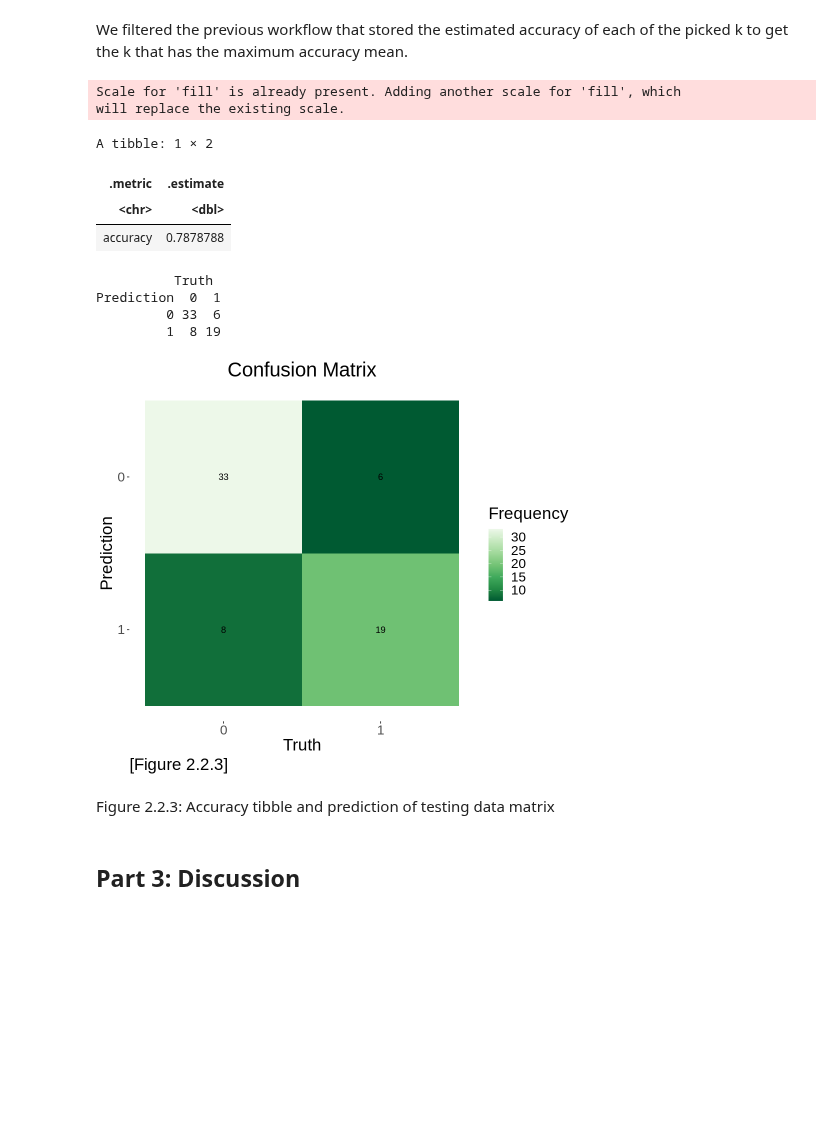
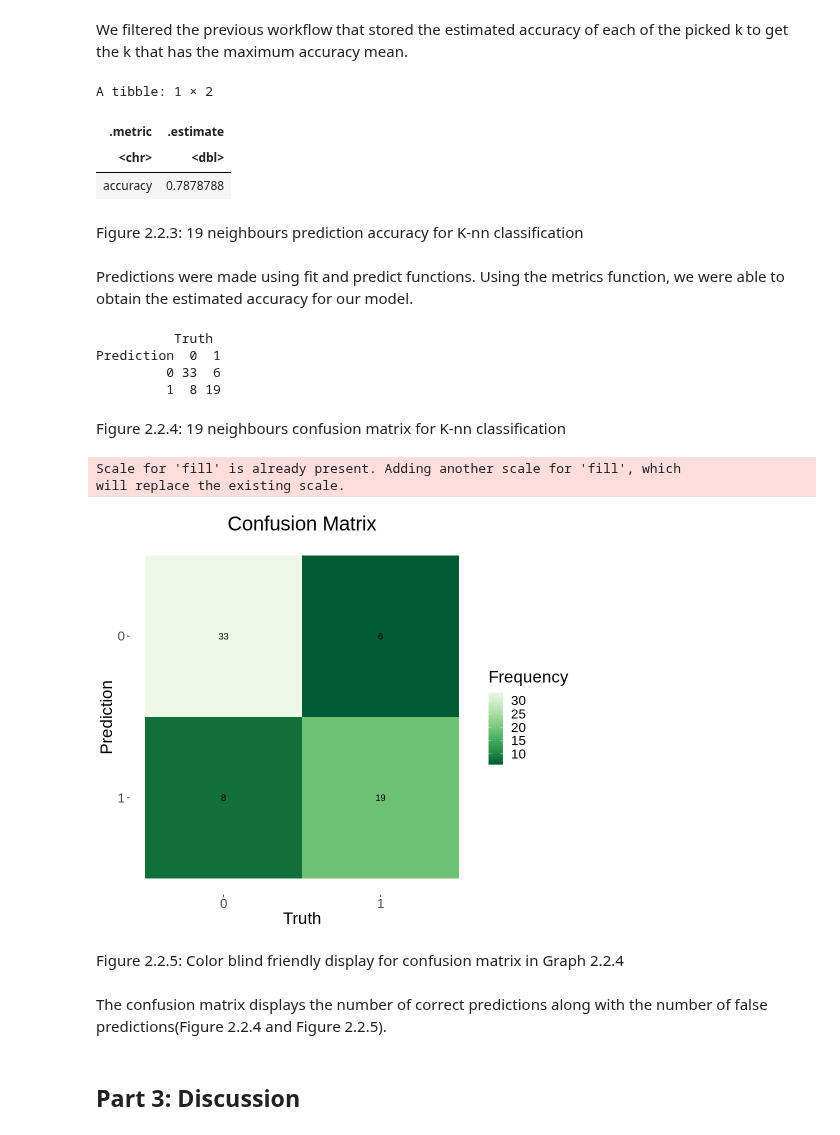
Before and after one commit to elshire7311/dsci100_group73, a Jupyter notebook: heart_analysis.ipynb, the cells around one changed output. Drawn from its saved outputs; the diff is of its cells as text; code cells hidden in the pictures; blank space fills up the shorter version.

```diff
--- a/heart_analysis.ipynb
+++ b/heart_analysis.ipynb
@@ -519,33 +519,44 @@ hungarian_accuracy <- hungarian_predictions |>
     select(.metric, .estimate) |>
     head(1)
 
-# Compare the predictions to the true values in a confusion matrix
-hungarian_comparison <- hungarian_predictions |>
-    conf_mat(truth = diagnosis, estimate = .pred_class)
-
-autoplot(hungarian_comparison, type = "heatmap") + #friendly for color blind
-    labs(title = "Confusion Matrix", caption = "[Figure 2.2.3]") +
-    scale_fill_distiller(palette = "Greens", name = "Frequency") + #color blind friendly
-    theme(legend.position = "right", text = element_text(size = 20),
-          plot.caption = element_text(size = 20, hjust = 0),
-          plot.title = element_text(hjust=0.5))
-
 hungarian_accuracy
-hungarian_comparison
 # %% [output]
-Scale for 'fill' is already present. Adding another scale for 'fill', which
-will replace the existing scale.
+A tibble: 1 × 2
-A tibble: 1 × 2
 | .metric | .estimate |
 | <chr> | <dbl> |
 | accuracy | 0.7878788 |
-          Truth
-Prediction  0  1
-         0 33  6
-         1  8 19
-[figure, removed]
 # %% [markdown]
-Figure 2.2.3: Accuracy tibble and prediction of testing data matrix
+Figure 2.2.3: 19 neighbours prediction accuracy for K-nn classification
+# %% [markdown]
+Predictions were made using fit and predict functions. Using the metrics function, we were able to obtain the estimated accuracy for our model.
+# %%
+# Compare the predictions to the true values in a confusion matrix
+hungarian_comparison <- hungarian_predictions |>
+    conf_mat(truth = diagnosis, estimate = .pred_class)
+
+hungarian_comparison
+# %% [output]
+          Truth
+Prediction  0  1
+         0 33  6
+         1  8 19
+# %% [markdown]
+Figure 2.2.4: 19 neighbours confusion matrix for K-nn classification
+# %%
+autoplot(hungarian_comparison, type = "heatmap") + #friendly for color blind
+    labs(title = "Confusion Matrix") +
+    scale_fill_distiller(palette = "Greens", name = "Frequency") + #color blind friendly
+    theme(legend.position = "right", text = element_text(size = 20),
+          plot.caption = element_text(size = 20, hjust = 0),
+          plot.title = element_text(hjust=0.5))
+# %% [output]
+Scale for 'fill' is already present. Adding another scale for 'fill', which
+will replace the existing scale.
+[figure, added]
+# %% [markdown]
+Figure 2.2.5: Color blind friendly display for confusion matrix in Graph 2.2.4
+# %% [markdown]
+The confusion matrix displays the number of correct predictions along with the number of false predictions(Figure 2.2.4 and Figure 2.2.5).
 # %% [markdown]
 ## Part 3: Discussion
 # %% [markdown]
```
Also changed, not shown: parts of 6 cells of this notebook.
